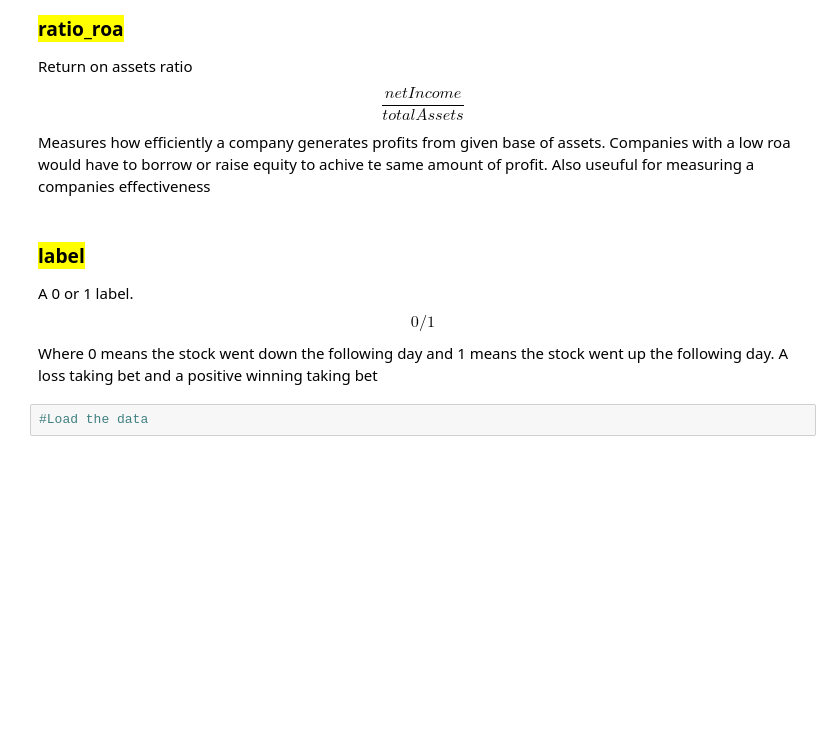
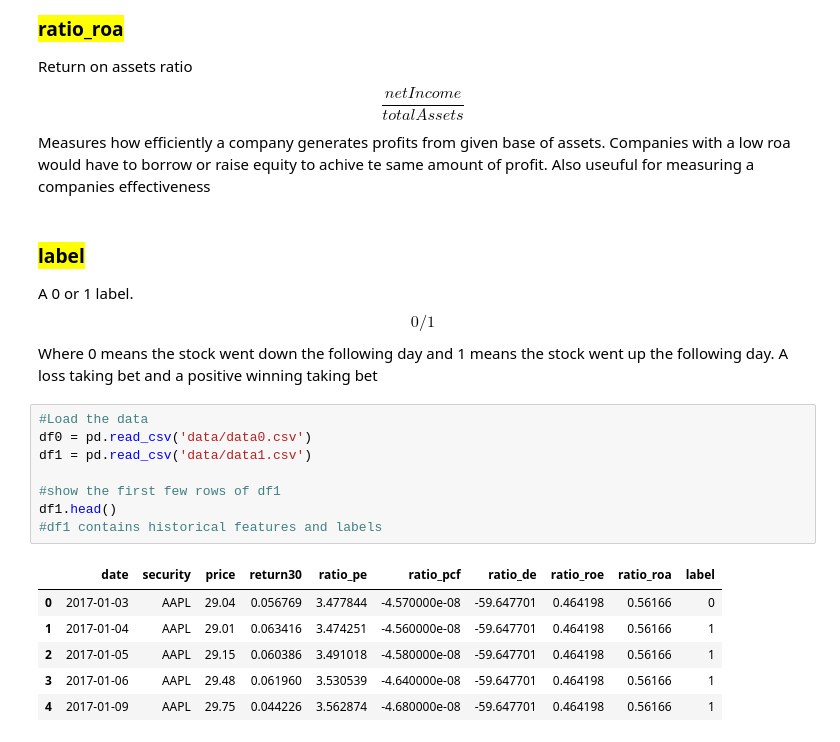
Before and after one commit to Jordy-Ward/finData, a Jupyter notebook: 2024Challenge.ipynb, the cells around one changed output. Drawn from its saved outputs; the diff is of its cells as text; blank space fills up the shorter version.

```diff
--- a/2024Challenge.ipynb
+++ b/2024Challenge.ipynb
@@ -68,3 +68,16 @@ Where 0 means the stock went down the following day and 1 means the stock went u
 A loss taking bet and a positive winning taking bet
 # %%
 #Load the data
+df0 = pd.read_csv('data/data0.csv')
+df1 = pd.read_csv('data/data1.csv')
+
+#show the first few rows of df1
+df1.head()
+#df1 contains historical features and labels
+# %% [output]
+|  | date | security | price | return30 | ratio_pe | ratio_pcf | ratio_de | ratio_roe | ratio_roa | label |
+| 0 | 2017-01-03 | AAPL | 29.04 | 0.056769 | 3.477844 | -4.570000e-08 | -59.647701 | 0.464198 | 0.56166 | 0 |
+| 1 | 2017-01-04 | AAPL | 29.01 | 0.063416 | 3.474251 | -4.560000e-08 | -59.647701 | 0.464198 | 0.56166 | 1 |
+| 2 | 2017-01-05 | AAPL | 29.15 | 0.060386 | 3.491018 | -4.580000e-08 | -59.647701 | 0.464198 | 0.56166 | 1 |
+| 3 | 2017-01-06 | AAPL | 29.48 | 0.061960 | 3.530539 | -4.640000e-08 | -59.647701 | 0.464198 | 0.56166 | 1 |
+| 4 | 2017-01-09 | AAPL | 29.75 | 0.044226 | 3.562874 | -4.680000e-08 | -59.647701 | 0.464198 | 0.56166 | 1 |
```
Also changed, not shown: parts of 3 cells of this notebook.
